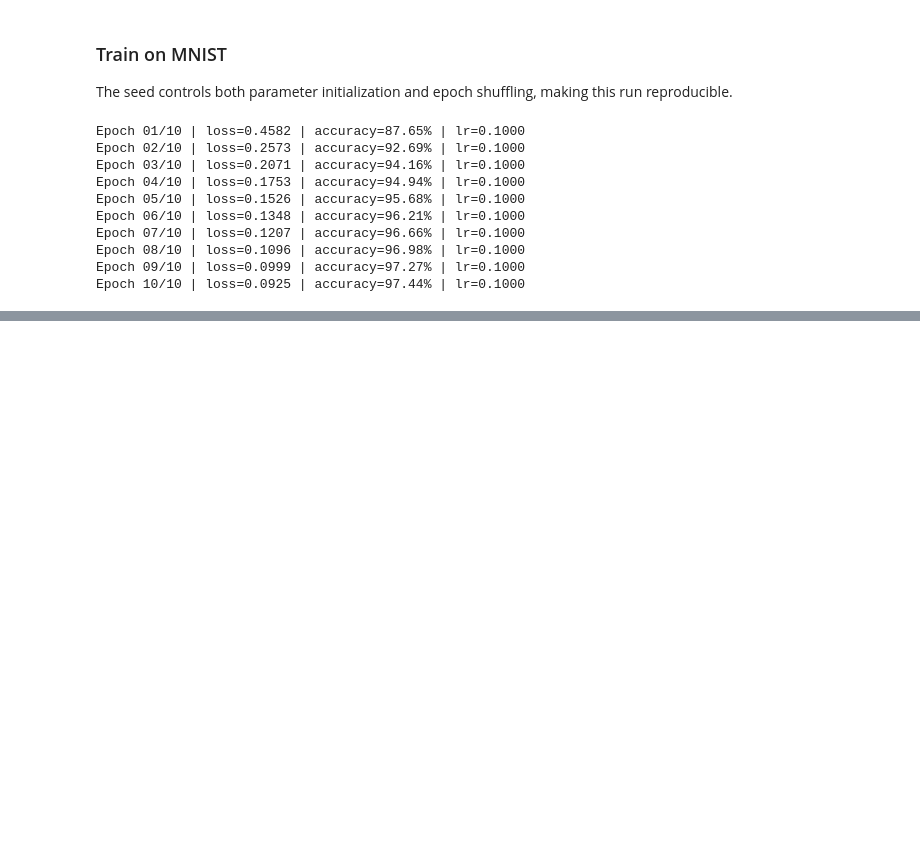
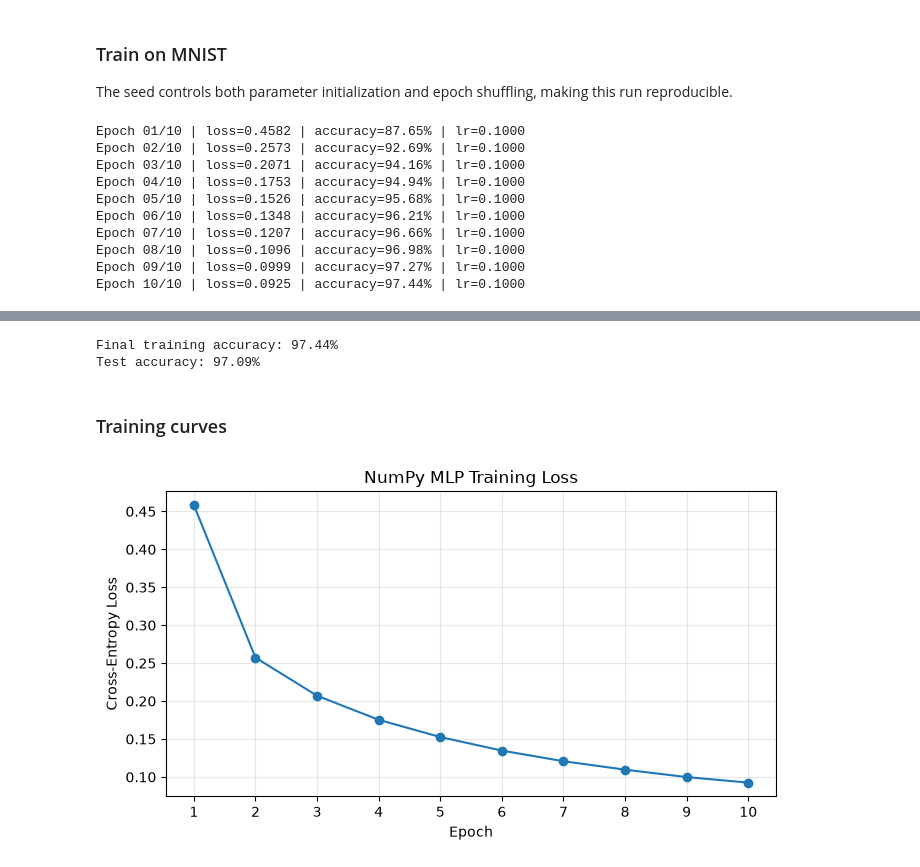
Before and after one commit to VietHoan225/mnist-from-scratch, a Jupyter notebook: notebooks/mnist_from_scratch.ipynb, the cells around one changed output, grey strips where cells are left out. Cells and saved outputs as stored; diff of their text form; code cells hidden in the pictures; blank space fills up the shorter version.

```diff
--- a/notebooks/mnist_from_scratch.ipynb
+++ b/notebooks/mnist_from_scratch.ipynb
@@ -391,0 +396,48 @@ Epoch 10/10 | loss=0.0925 | accuracy=97.44% | lr=0.1000
+# %%
+from sklearn.metrics import confusion_matrix
+
+RESULTS_DIR = PROJECT_ROOT / "results"
+RESULTS_DIR.mkdir(parents=True, exist_ok=True)
+
+test_probabilities, _ = forward(X_test, parameters)
+test_predictions = np.argmax(test_probabilities, axis=1)
+test_accuracy = float(np.mean(test_predictions == y_test))
+final_train_accuracy = float(training_history["accuracy"][-1])
+test_confusion_matrix = confusion_matrix(
+    y_test,
+    test_predictions,
+    labels=np.arange(10),
+)
+
+print(f"Final training accuracy: {final_train_accuracy:.2%}")
+print(f"Test accuracy: {test_accuracy:.2%}")
+
+assert test_predictions.shape == y_test.shape
+assert test_confusion_matrix.shape == (10, 10)
+assert test_confusion_matrix.sum() == y_test.shape[0]
+# %% [output]
+Final training accuracy: 97.44%
+Test accuracy: 97.09%
+# %% [markdown]
+### Training curves
+# %%
+epoch_numbers = np.arange(1, len(training_history["loss"]) + 1)
+training_loss_path = RESULTS_DIR / "training_loss_curve.png"
+
+plt.figure(figsize=(7, 4))
+plt.plot(
+    epoch_numbers,
+    training_history["loss"],
+    marker="o",
+    color="tab:blue",
+)
+plt.title("NumPy MLP Training Loss")
+plt.xlabel("Epoch")
+plt.ylabel("Cross-Entropy Loss")
+plt.xticks(epoch_numbers)
+plt.grid(alpha=0.3)
+plt.tight_layout()
+plt.savefig(training_loss_path, dpi=150, bbox_inches="tight")
+plt.show()
+# %% [output]
+[figure, added]
```
Also changed, not shown: parts of 6 cells of this notebook, 1 other file.
